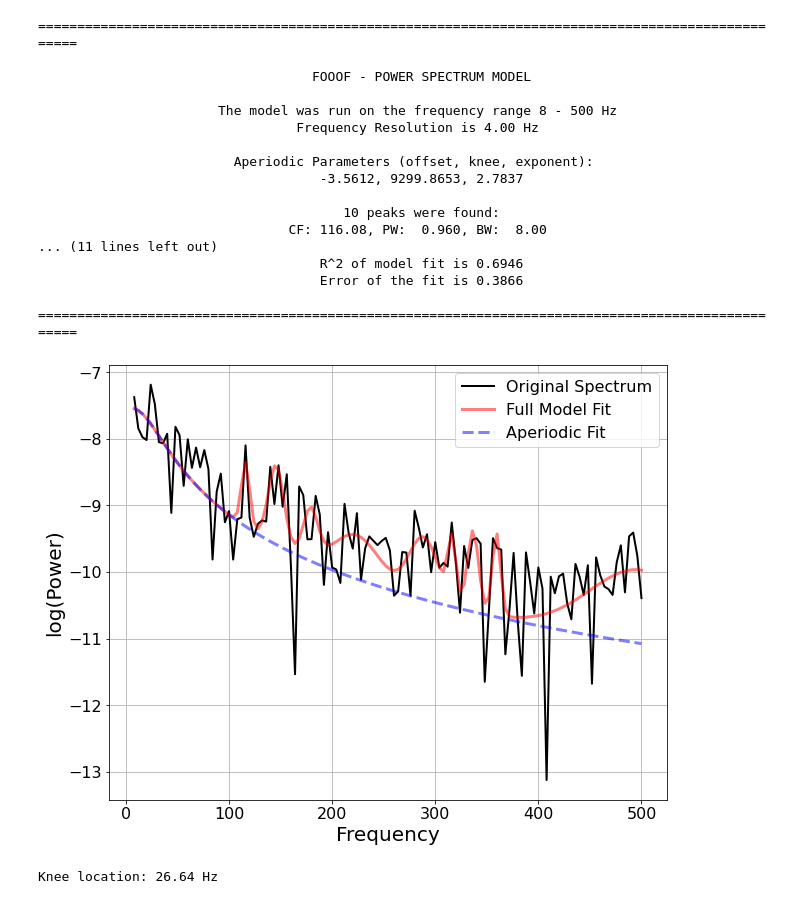
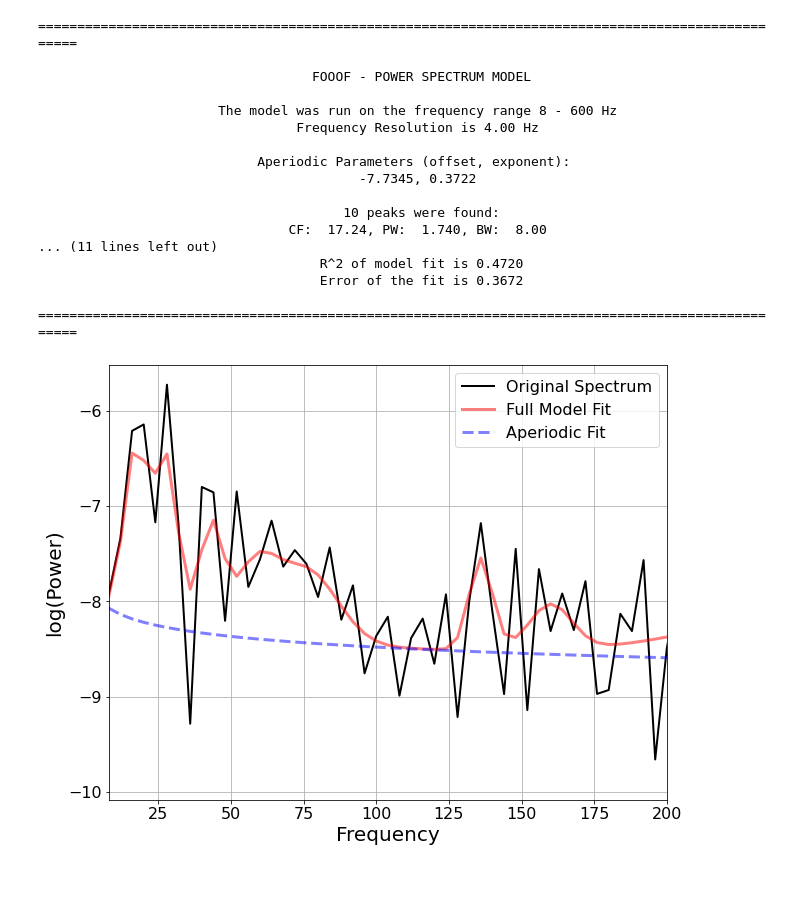
Before and after one commit to chenziao/M1ten_thousand, a Jupyter notebook: Analysis/Analyze_LFP.ipynb, the cells around one changed output. Saved outputs shown, nothing was run; the diff lists cells and outputs as text; code cells hidden in the pictures.

```diff
--- a/Analysis/Analyze_LFP.ipynb
+++ b/Analysis/Analyze_LFP.ipynb
@@ -4,22 +4,21 @@ import scipy.signal as ss
 import matplotlib.pyplot as plt
 import h5py
 import os
-import sys
+import analysis # enable import from model folder
 from fooof import FOOOF
 
-MODEL_PATH = os.path.join('..', 'M1Focus')
-sys.path.append(MODEL_PATH)
 from build_input import get_stim_cycle, t_start, on_time, off_time
 
-TRIAL_NAME = "baseline_test_1"
+TRIAL_NAME = "short_test_22"
 RESULT_PATH = "simulation_results"
 TRIAL_PATH = os.path.join(RESULT_PATH, TRIAL_NAME)
 
-isbaseline = True
+isbaseline = 'baseline' in TRIAL_NAME
+elec_id = 0
 # %%
 ecp_file = "ecp.h5"
 with h5py.File(os.path.join(TRIAL_PATH, ecp_file), 'r') as f:
-    lfp = f['ecp']['data'][:, 0]
+    lfp = f['ecp']['data'][:, elec_id]
     lfp -= np.mean(lfp)
     t = np.arange(*f['ecp']['time'])
     fs = 1000 / f['ecp']['time'][2] # sampling rate Hz
@@ -73,40 +72,45 @@ plt.show()
 # %%
-aperiodic_mode = 'knee' # 'knee' or 'fixed'
+aperiodic_mode = 'fixed' # 'knee' or 'fixed'
 dB_threshold = 3. # decibel
-freq_range = [f[2], 500.]
+freq_range = [f[2], 600.]
 peak_width_limits = [f[2], 100.]
 max_n_peaks = 10
 
 # Initialize a FOOOF object
 fm = FOOOF(peak_width_limits=peak_width_limits, min_peak_height=dB_threshold / 10,
-           peak_threshold=0.0, max_n_peaks=max_n_peaks, aperiodic_mode='knee')
+           peak_threshold=0.0, max_n_peaks=max_n_peaks, aperiodic_mode=aperiodic_mode)
 
 # Alternatively, just fit the model with FOOOF.fit() (without printing anything)
 fm.fit(f, pxx, freq_range)
 results = fm.get_results()
 
 # After fitting, plotting and parameter fitting can be called independently:
+plt_log = False
+xlim = (freq_range[0], 200.)
+
 fm.print_results()
-fm.plot(plt_log=False)
+fm.plot(plt_log=plt_log)
+plt.gca().set_xlim(np.log10(xlim) if plt_log else xlim)
+plt.show()
 # %% [output]
 ==================================================================================================
 
                                    FOOOF - POWER SPECTRUM MODEL
 
-                       The model was run on the frequency range 8 - 500 Hz
+                       The model was run on the frequency range 8 - 600 Hz
                                  Frequency Resolution is 4.00 Hz
 
-                         Aperiodic Parameters (offset, knee, exponent):
-                                    -3.5612, 9299.8653, 2.7837
+                            Aperiodic Parameters (offset, exponent):
+                                         -7.7345, 0.3722
 
                                        10 peaks were found:
-                                CF: 116.08, PW:  0.960, BW:  8.00
+                                CF:  17.24, PW:  1.740, BW:  8.00
 ... (11 lines left out)
-                                    R^2 of model fit is 0.6946
-                                    Error of the fit is 0.3866
+                                    R^2 of model fit is 0.4720
+                                    Error of the fit is 0.3672
 
 ==================================================================================================
-[figure, old version]
+[figure, new version]
 # %%
 if aperiodic_mode=='knee':
     ap_params = results.aperiodic_params
@@ -114,8 +118,6 @@ if aperiodic_mode=='knee':
         print('Negative value of knee parameter occurred. Suggestion: Fit without knee parameter.')
     knee_freq = np.abs(ap_params[1]) ** (1 / ap_params[2])
     print(f'Knee location: {knee_freq:.2f} Hz')
-# %% [output]
-Knee location: 26.64 Hz
 # %%
 SAVE_PATH = os.path.join(TRIAL_PATH, 'FOOOF_results')
 fm.save(SAVE_PATH, save_results=True, save_settings=True, save_data=True)
```
Also changed, not shown: parts of 1 cell of this notebook, 28 other files.
